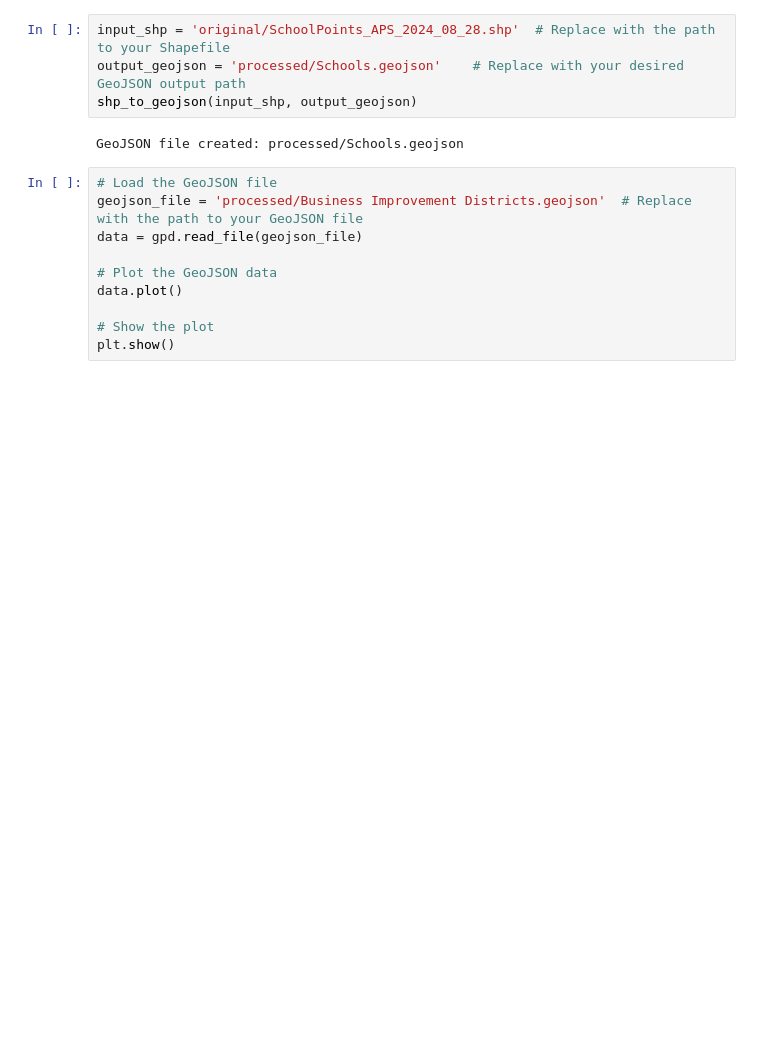
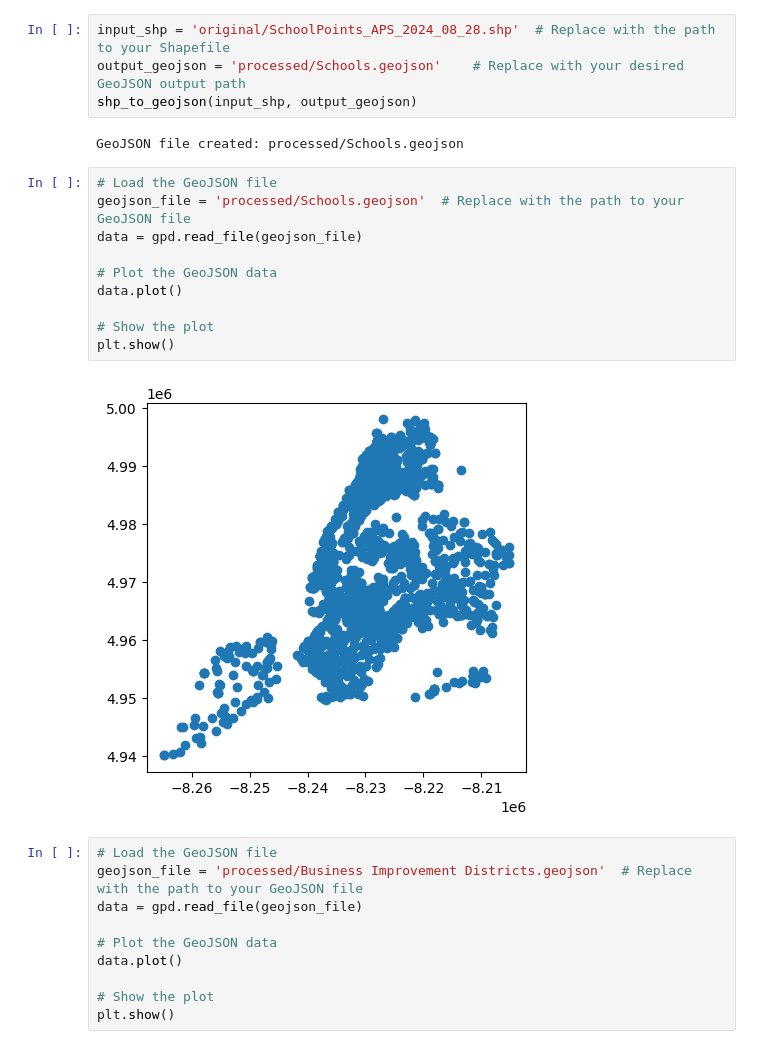
Before and after one commit to yilinzheng10/Automated-Retail-Store-Layout, a Jupyter notebook: csv_to_geojson.ipynb, the cells around one changed output. Saved outputs shown, nothing was run; the diff lists cells and outputs as text; blank space fills up the shorter version.

```diff
--- a/csv_to_geojson.ipynb
+++ b/csv_to_geojson.ipynb
@@ -249,6 +249,18 @@ output_geojson = 'processed/Schools.geojson'    # Replace with your desired GeoJ
 shp_to_geojson(input_shp, output_geojson)
 # %% [output]
 GeoJSON file created: processed/Schools.geojson
+# %%
+# Load the GeoJSON file
+geojson_file = 'processed/Schools.geojson'  # Replace with the path to your GeoJSON file
+data = gpd.read_file(geojson_file)
+
+# Plot the GeoJSON data
+data.plot()
+
+# Show the plot
+plt.show()
+# %% [output]
+[figure, added]
 # %%
 # Load the GeoJSON file
 geojson_file = 'processed/Business Improvement Districts.geojson'  # Replace with the path to your GeoJSON file
```
Also changed, not shown: parts of 1 cell of this notebook, 3 other files.
